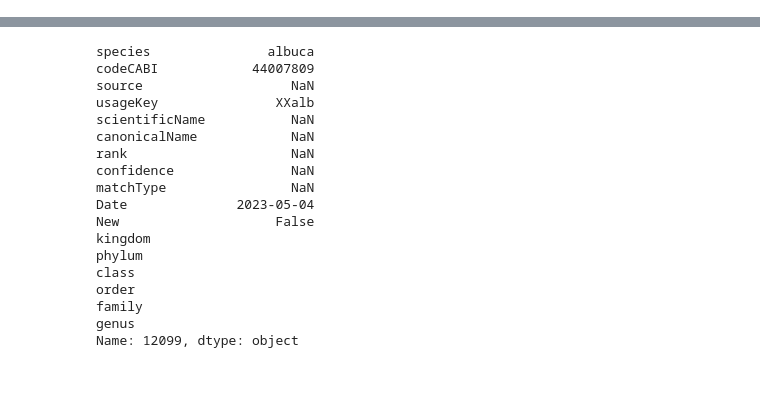
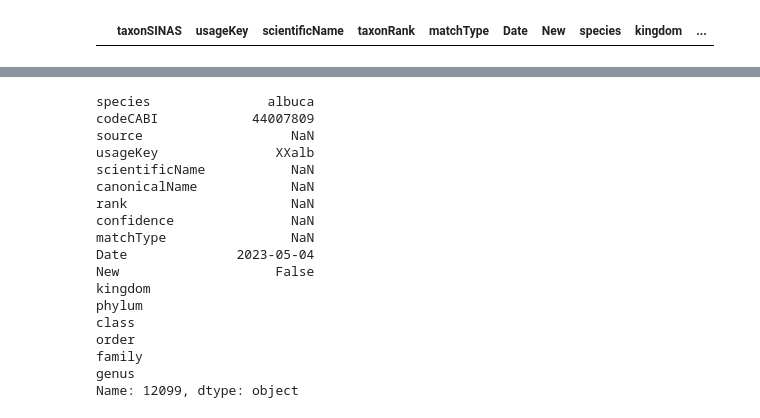
Before and after one commit to ncsu-landscape-dynamics/GIATAR-dataset, a Jupyter notebook: data_update/1c2_test.ipynb, the cells around one changed output, grey strips where cells are left out. Cells and saved outputs as stored; diff of their text form; code cells hidden in the pictures; blank space fills up the shorter version.

```diff
--- a/data_update/1c2_test.ipynb
+++ b/data_update/1c2_test.ipynb
@@ -468,0 +493,6 @@ cabi_gbif
+# %%
+#data_file[0] where usage key is na
+nauk = data_files[0][pd.isnull(data_files[0]['usageKey'])]
+nauk
+# %% [output]
+|  | taxonSINAS | usageKey | scientificName | taxonRank | matchType | Date | New | species | kingdom | ... |
```
Also changed, not shown: parts of 20 cells of this notebook, 5 other files.
